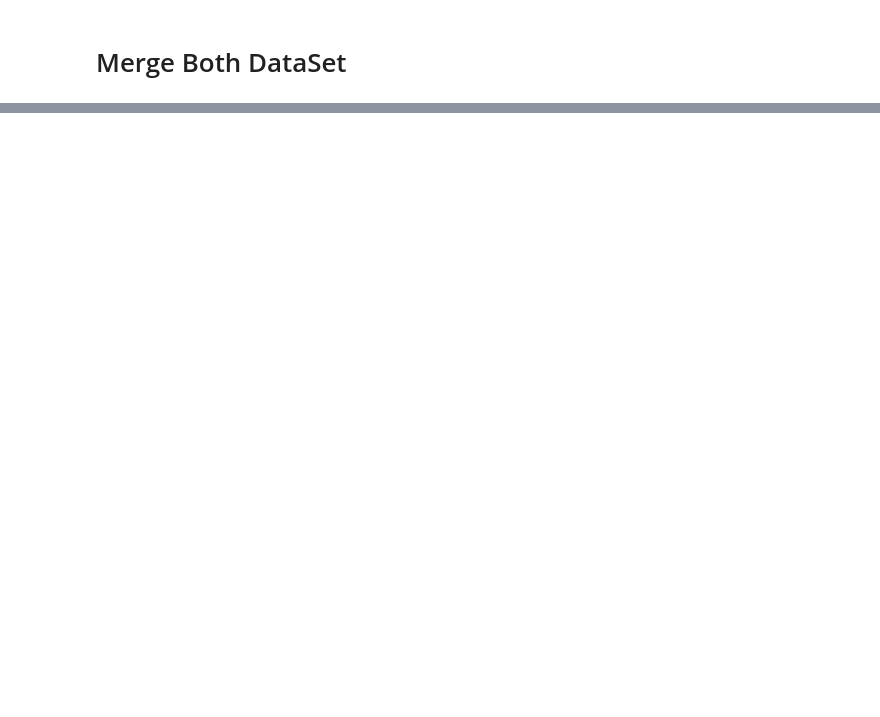
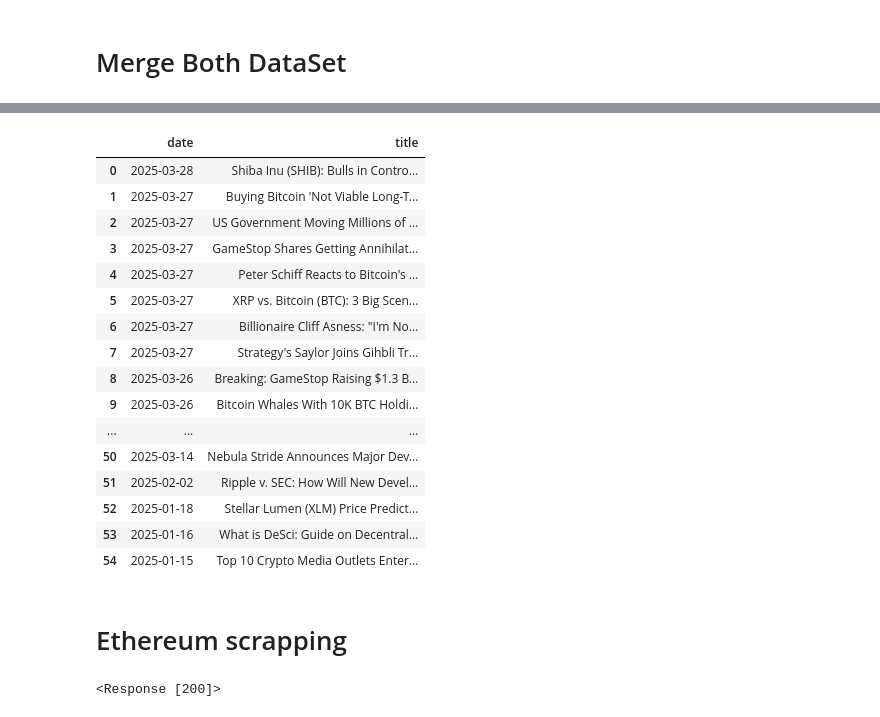
Before and after one commit to AlexIchie-coder/Projects, a Jupyter notebook: API/API.ipynb, the cells around one changed output, grey strips where cells are left out. Cells and saved outputs as stored; diff of their text form; code cells hidden in the pictures; blank space fills up the shorter version.

```diff
--- a/API/API.ipynb
+++ b/API/API.ipynb
@@ -597,0 +584,8 @@ games_df
+# %%
+import requests
+import bs4
+
+response = requests.get("https://u.today/search/node?keys=Bitcoin")
+# soup = bs4.BeautifulSoup(response.text, 'lxml') # with lxml package
+document = bs4.BeautifulSoup(response.text, 'html.parser')
+document
@@ -597,0 +659,3 @@ games_df
+# %%
+News_cards = document.select('div.news__item')
+News_cards
@@ -597,0 +680,17 @@ games_df
+# %%
+from datetime import datetime
+
+Bitcoin_data = []
+for card in News_cards:
+    data = []
+    date_bt = card.select_one('div.news__item-head div.humble')
+    if date_bt != None:
+        datestr = date_bt.get_text()
+        data.append(datetime.strptime(datestr.split(" - ")[0], "%b %d, %Y").date())
+    title_bt = card.select_one('div.news__item-title')
+    if title_bt != None:
+        data.append(title_bt.get_text())
+    if len(data) == 2:
+        Bitcoin_data.append(tuple(data))
+
+Bitcoin_data
@@ -597,0 +715,21 @@ games_df
+# %%
+Bitcoin_Dataf = pd.DataFrame(Bitcoin_data, columns = ['date', 'title'])
+Bitcoin_Dataf
+# %% [output]
+|  | date | title |
+| 0 | 2025-03-28 | Shiba Inu (SHIB): Bulls in Contro... |
+| 1 | 2025-03-27 | Buying Bitcoin 'Not Viable Long-T... |
+| 2 | 2025-03-27 | US Government Moving Millions of ... |
+| 3 | 2025-03-27 | GameStop Shares Getting Annihilat... |
+| 4 | 2025-03-27 | Peter Schiff Reacts to Bitcoin's ... |
+| 5 | 2025-03-27 | XRP vs. Bitcoin (BTC): 3 Big Scen... |
+| 6 | 2025-03-27 | Billionaire Cliff Asness: "I'm No... |
+| 7 | 2025-03-27 | Strategy's Saylor Joins Gihbli Tr... |
+| 8 | 2025-03-26 | Breaking: GameStop Raising $1.3 B... |
+| 9 | 2025-03-26 | Bitcoin Whales With 10K BTC Holdi... |
+| ... | ... | ... |
+| 50 | 2025-03-14 | Nebula Stride Announces Major Dev... |
+| 51 | 2025-02-02 | Ripple v. SEC: How Will New Devel... |
+| 52 | 2025-01-18 | Stellar Lumen (XLM) Price Predict... |
+| 53 | 2025-01-16 | What is DeSci: Guide on Decentral... |
+| 54 | 2025-01-15 | Top 10 Crypto Media Outlets Enter... |
@@ -597,0 +739,12 @@ games_df
+# %% [markdown]
+# Ethereum scrapping
+# %%
+import requests
+
+url = 'import requests'
+
+url = 'https://u.today/search/node?keys=Ethereum'
+response_e = requests.get(url)
+response_e
+# %% [output]
+<Response [200]>
```
Also changed, not shown: parts of 41 cells of this notebook, 7 other files.
